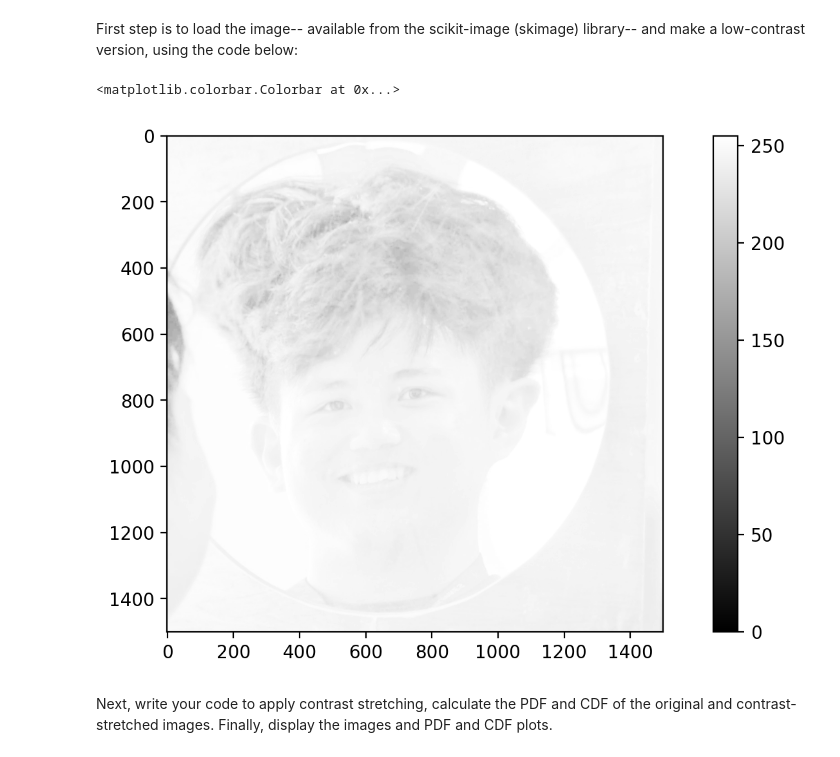
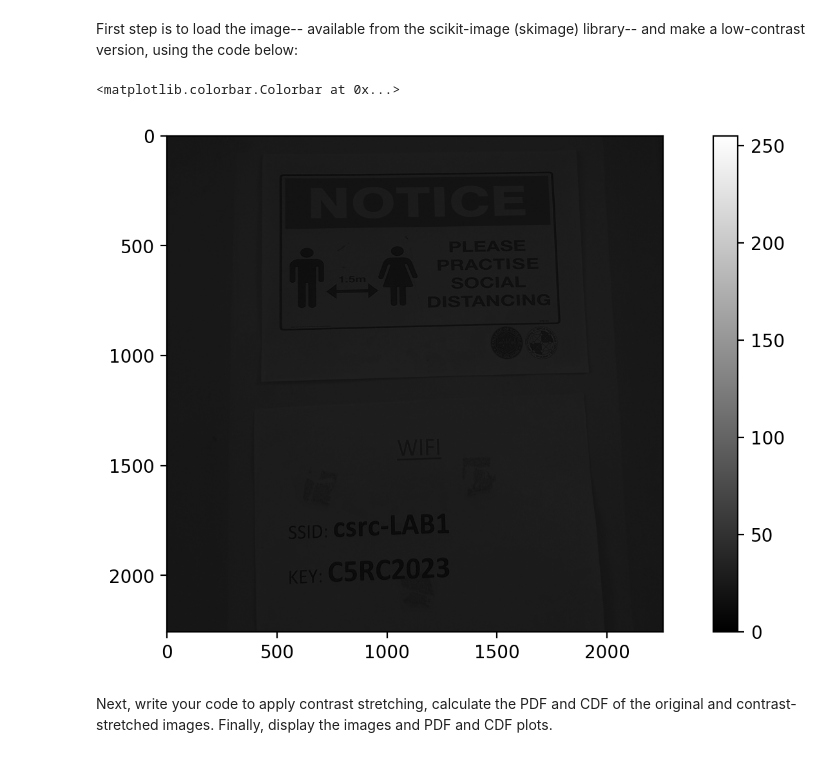
Before and after one commit to aiquiamjot/App_Physics157, a Jupyter notebook: submissions/AP157_lab_assignment_B1.ipynb, the cells around one changed output. Cells and saved outputs as stored; diff of their text form; code cells hidden in the pictures.

```diff
--- a/submissions/AP157_lab_assignment_B1.ipynb
+++ b/submissions/AP157_lab_assignment_B1.ipynb
@@ -158,20 +158,15 @@ First step is to load the image-- available from the scikit-image (skimage) libr
 # %%
 from skimage import color, data, exposure, io
 from skimage.transform import rescale
 
-leaked_pics = io.imread('gwapo.jpg')
-img = color.rgb2gray(leaked_pics)*256 # original astronaut image
+path = "pics/"
+leaked_pics = io.imread(path + 'csrc.jpg')      #try gwapo.jpg, katip.jpg, rooftop.jpg, & sunken.jpg
+img = color.rgb2gray(leaked_pics)*255 # original image
 plt.figure(figsize=(10,5), dpi = 200)
-# plt.subplot(121)
 plt.imshow(img, cmap = 'gray', vmin = 0, vmax = 255)
 plt.colorbar()
-
-# lowcontrast_leaked = img/5 # low contrast astronaut image
-# plt.subplot(122)
-# plt.imshow(lowcontrast_leaked, cmap = 'gray', vmax = 255)
-# plt.colorbar()
 # %% [output]
 <matplotlib.colorbar.Colorbar at 0x...>
-[figure, old version]
+[figure, new version]
 # %% [markdown]
 Next, write your code to apply contrast stretching, calculate the PDF and CDF of the original and contrast-stretched images. Finally, display the images and PDF and CDF plots.
```
Also changed, not shown: parts of 4 cells of this notebook, 6 other files.
